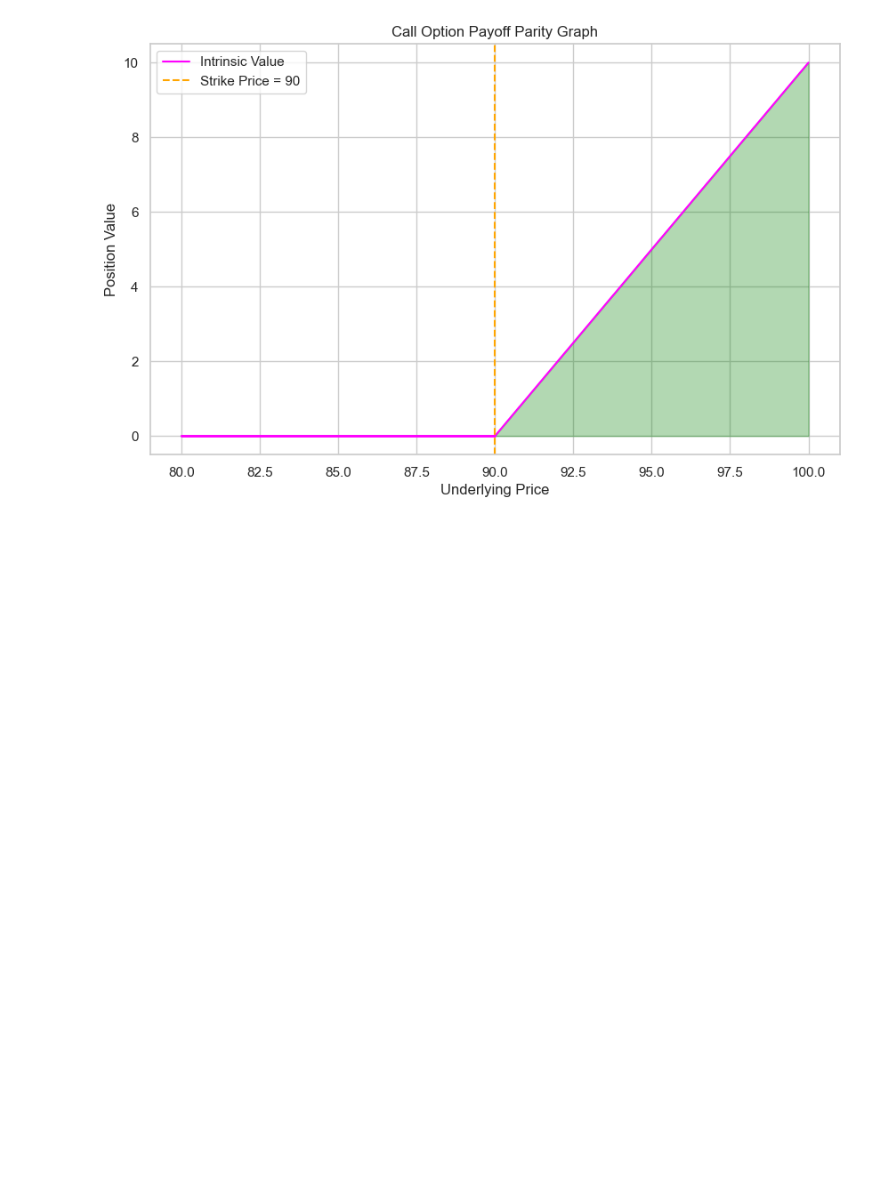
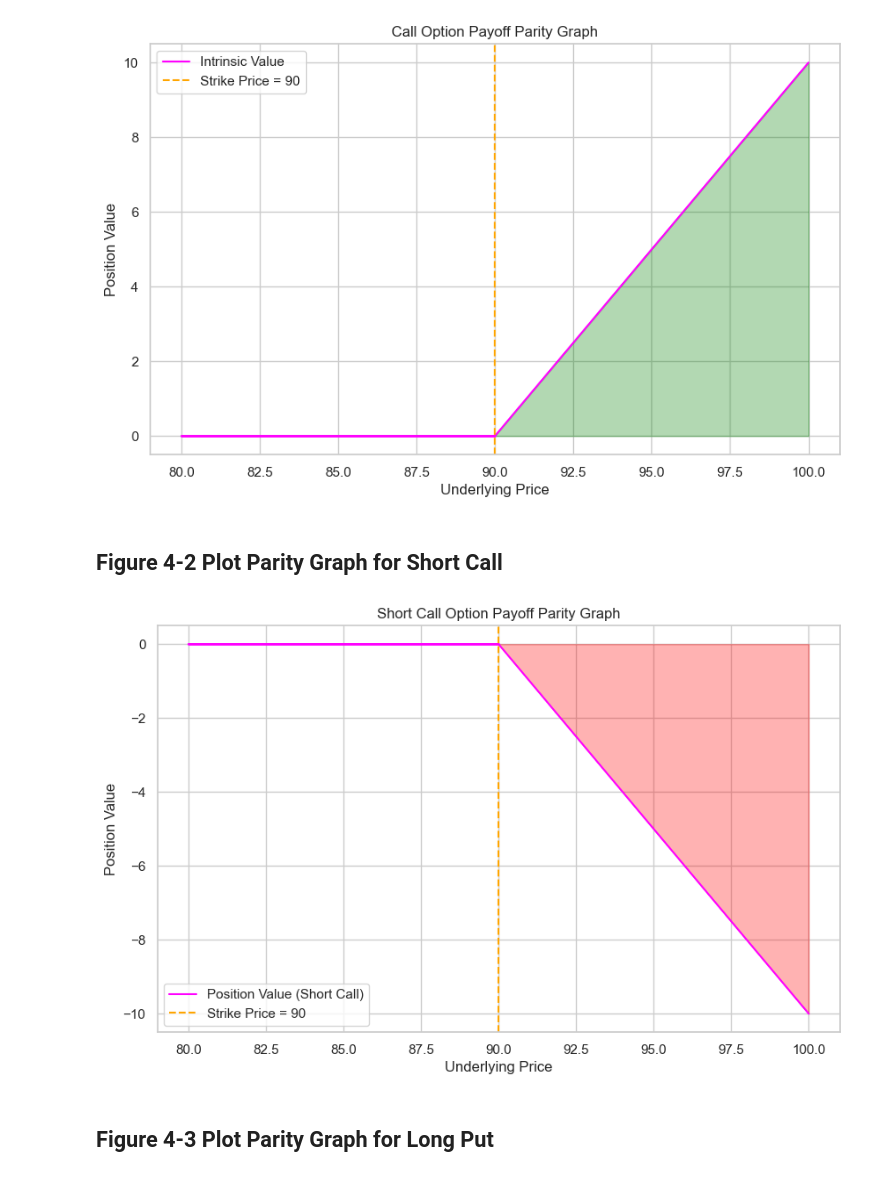
Before and after one commit to skstavroglou/option-volatility-and-pricing, a Jupyter notebook: options-learning-lab.ipynb, the cells around one changed output. Drawn from its saved outputs; the diff is of its cells as text; code cells hidden in the pictures; blank space fills up the shorter version.

Commit message:
Added the 4 Fundamental Option Parity Graphs

```diff
--- a/options-learning-lab.ipynb
+++ b/options-learning-lab.ipynb
@@ -197,2 +197,4 @@ plot_call_option_parity(spot_prices, strike_price)
 # %% [output]
 [figure]
+# %% [markdown]
+## Figure 4-2 Plot Parity Graph for Short Call
@@ -198,0 +242,9 @@ plot_call_option_parity(spot_prices, strike_price)
+# %%
+# Example usage:
+spot_prices = np.array([80, 85, 90, 95, 100])
+strike_price = 90
+plot_short_call_option_parity(spot_prices, strike_price)
+# %% [output]
+[figure, added]
+# %% [markdown]
+## Figure 4-3 Plot Parity Graph for Long Put
```
Also changed, not shown: parts of 8 cells of this notebook.
